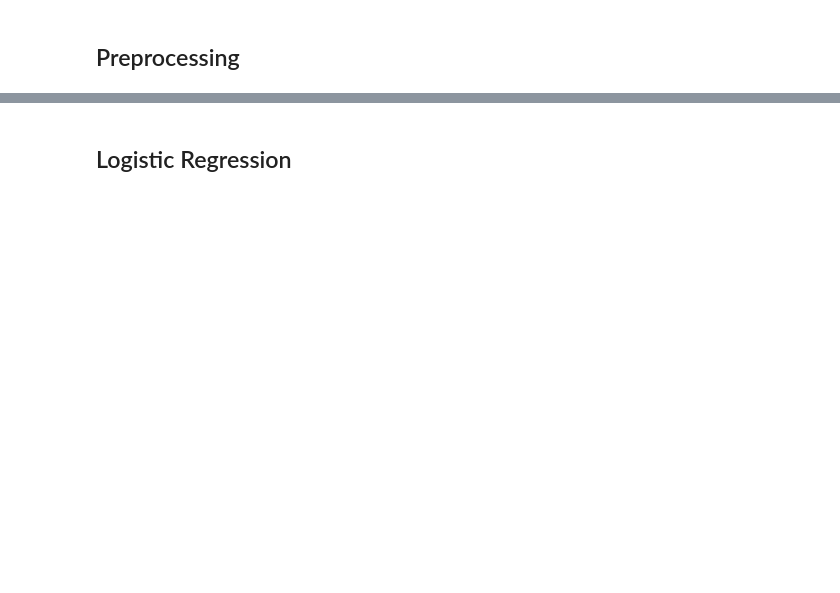
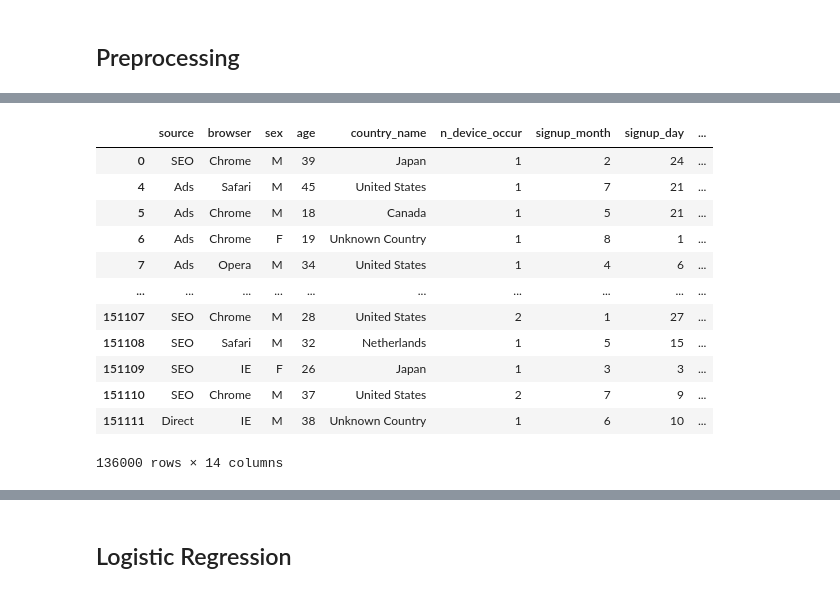
Before and after one commit to Md-Emon-Hasan/ML-Project-Heart-Disease-Prediction, a Jupyter notebook: model/model.ipynb, the cells around one changed output, grey strips where cells are left out. Cells and saved outputs as stored; diff of their text form; code cells hidden in the pictures; blank space fills up the shorter version.

```diff
--- a/model/model.ipynb
+++ b/model/model.ipynb
@@ -478,0 +274,3 @@ dtype: object
+# %%
+data = pd.read_csv('./output.csv')
+data.head(3)
@@ -543,0 +302,2 @@ len(cat_column_index) + len (num_column_index)
+# %%
+data['sex'] = data['sex'].astype(object)
@@ -543,0 +324,3 @@ len(cat_column_index) + len (num_column_index)
+# %%
+# Replace infinite values with NaN
+data.replace([np.inf, -np.inf], np.nan, inplace=True)
@@ -544 +330,17 @@ len(cat_column_index) + len (num_column_index)
+# %%
+data
+# %% [output]
+|  | source | browser | sex | age | country_name | n_device_occur | signup_month | signup_day | ... |
+| 0 | SEO | Chrome | M | 39 | Japan | 1 | 2 | 24 | ... |
+| 4 | Ads | Safari | M | 45 | United States | 1 | 7 | 21 | ... |
+| 5 | Ads | Chrome | M | 18 | Canada | 1 | 5 | 21 | ... |
+| 6 | Ads | Chrome | F | 19 | Unknown Country | 1 | 8 | 1 | ... |
+| 7 | Ads | Opera | M | 34 | United States | 1 | 4 | 6 | ... |
+| ... | ... | ... | ... | ... | ... | ... | ... | ... | ... |
+| 151107 | SEO | Chrome | M | 28 | United States | 2 | 1 | 27 | ... |
+| 151108 | SEO | Safari | M | 32 | Netherlands | 1 | 5 | 15 | ... |
+| 151109 | SEO | IE | F | 26 | Japan | 1 | 3 | 3 | ... |
+| 151110 | SEO | Chrome | M | 37 | United States | 2 | 7 | 9 | ... |
+| 151111 | Direct | IE | M | 38 | Unknown Country | 1 | 6 | 10 | ... |
+136000 rows × 14 columns
 # %%
```
Also changed, not shown: parts of 66 cells of this notebook, 10 other files.
